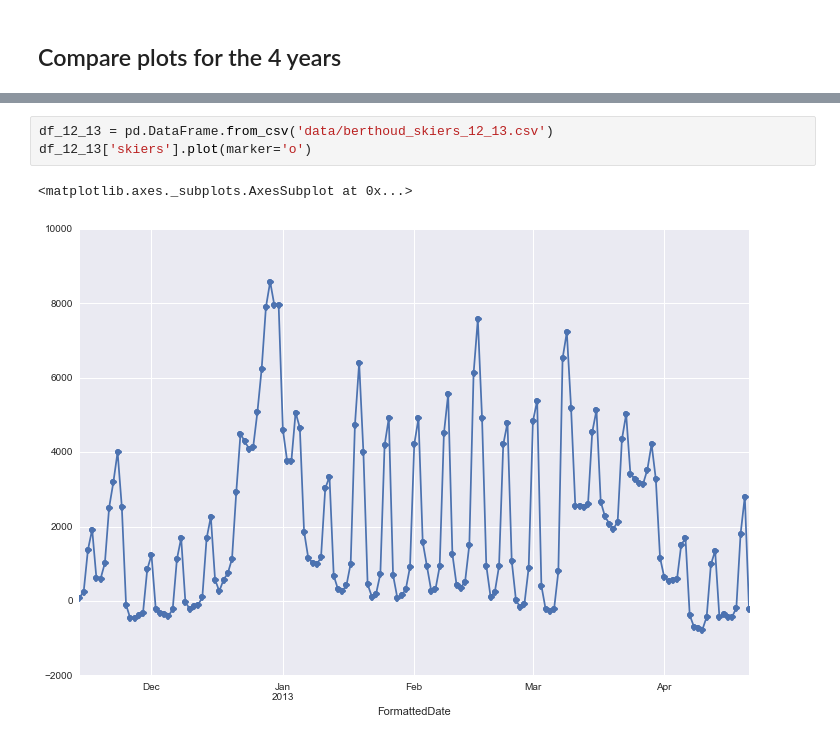
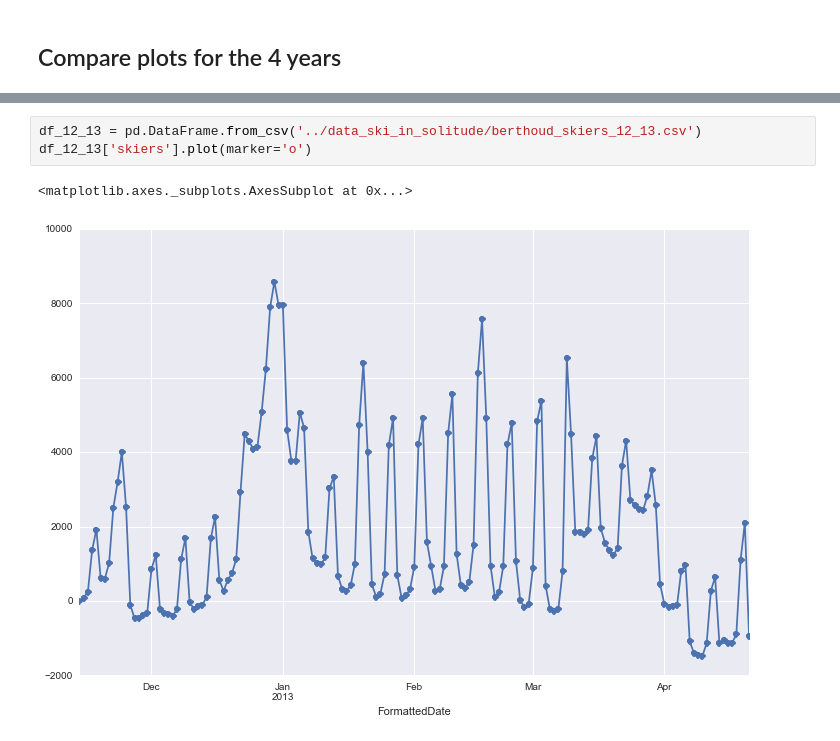
Before and after one commit to balmandhunter/ski_in_solitude, a Jupyter notebook: traffic.ipynb, the cells around one changed output, grey strips where cells are left out. Saved outputs shown, nothing was run; the diff lists cells and outputs as text.

```diff
--- a/traffic.ipynb
+++ b/traffic.ipynb
@@ -197,7 +199,7 @@ df_11_12['skiers'].plot(marker='o')
 # %%
-df_12_13 = pd.DataFrame.from_csv('data/berthoud_skiers_12_13.csv')
+df_12_13 = pd.DataFrame.from_csv('../data_ski_in_solitude/berthoud_skiers_12_13.csv')
 df_12_13['skiers'].plot(marker='o')
 # %% [output]
 <matplotlib.axes._subplots.AxesSubplot at 0x...>
-[figure, old version]
+[figure, new version]
 # %%
```
Also changed, not shown: parts of 6 cells of this notebook, 6 other files.
